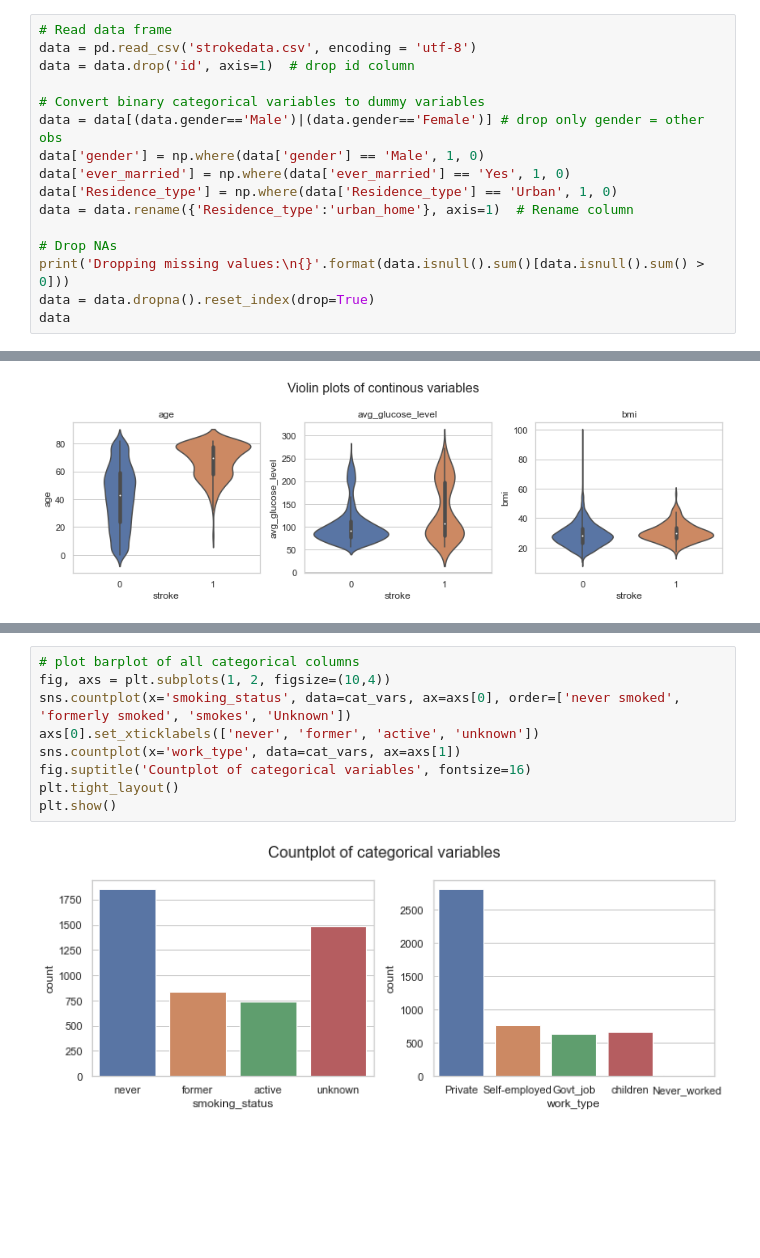
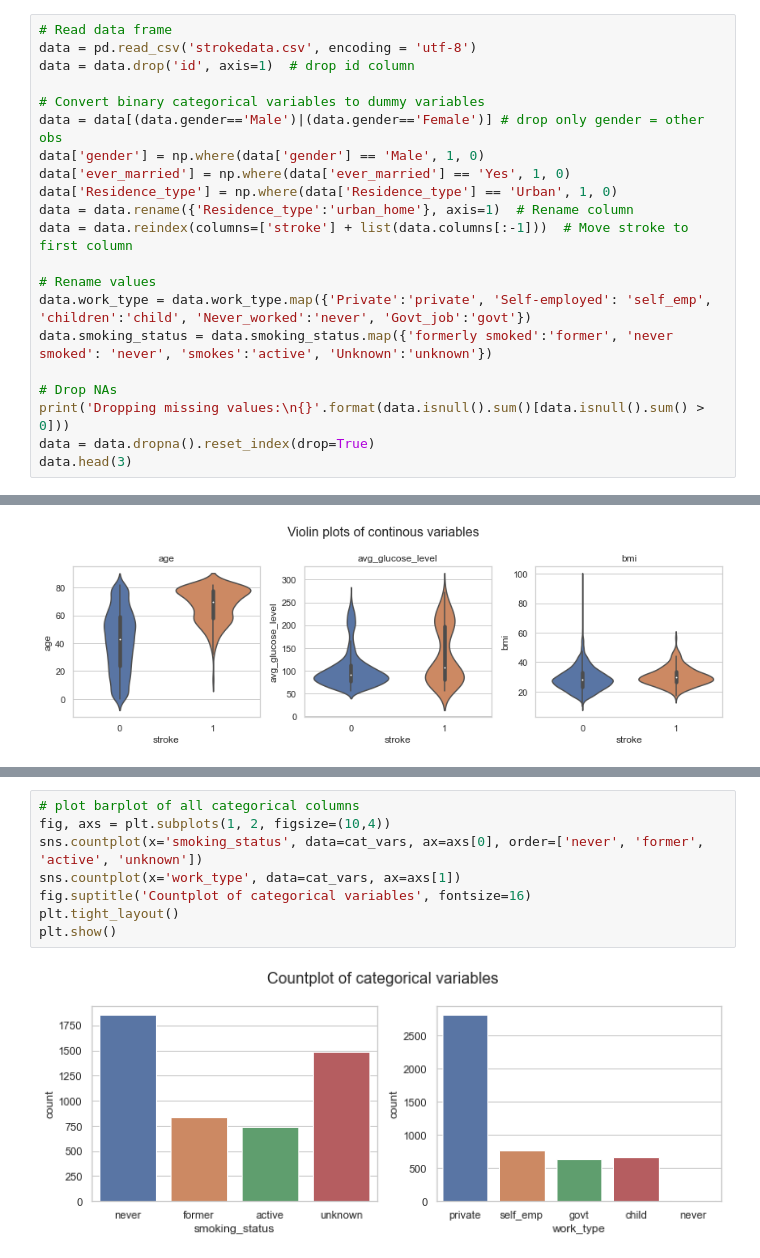
Before and after one commit to sddiener/Comparison-of-Decision-Tree-and-KNN-for-Stroke-Prediction, a Jupyter notebook: Preprocessing stroke.ipynb, the cells around one changed output, grey strips where cells are left out. Cells and saved outputs as stored; diff of their text form; blank space fills up the shorter version.

```diff
--- a/Preprocessing stroke.ipynb
+++ b/Preprocessing stroke.ipynb
@@ -19,11 +19,16 @@ data['gender'] = np.where(data['gender'] == 'Male', 1, 0)
 data['ever_married'] = np.where(data['ever_married'] == 'Yes', 1, 0)
 data['Residence_type'] = np.where(data['Residence_type'] == 'Urban', 1, 0)
 data = data.rename({'Residence_type':'urban_home'}, axis=1)  # Rename column
+data = data.reindex(columns=['stroke'] + list(data.columns[:-1]))  # Move stroke to first column
+
+# Rename values
+data.work_type = data.work_type.map({'Private':'private', 'Self-employed': 'self_emp', 'children':'child', 'Never_worked':'never', 'Govt_job':'govt'})
+data.smoking_status = data.smoking_status.map({'formerly smoked':'former', 'never smoked': 'never', 'smokes':'active', 'Unknown':'unknown'})
 
 # Drop NAs
 print('Dropping missing values:\n{}'.format(data.isnull().sum()[data.isnull().sum() > 0]))
 data = data.dropna().reset_index(drop=True)
-data
+data.head(3)
 # %% [output]
 Dropping missing values:
 bmi    201
@@ -99,14 +106,13 @@ plt.show()
 # %%
 # plot barplot of all categorical columns
 fig, axs = plt.subplots(1, 2, figsize=(10,4))
-sns.countplot(x='smoking_status', data=cat_vars, ax=axs[0], order=['never smoked', 'formerly smoked', 'smokes', 'Unknown'])
-axs[0].set_xticklabels(['never', 'former', 'active', 'unknown'])
+sns.countplot(x='smoking_status', data=cat_vars, ax=axs[0], order=['never', 'former', 'active', 'unknown'])
 sns.countplot(x='work_type', data=cat_vars, ax=axs[1])
 fig.suptitle('Countplot of categorical variables', fontsize=16)
 plt.tight_layout()
 plt.show()
 # %% [output]
-[figure, old version]
+[figure, new version]
 # %%
 # Create numeric correlation matrix
 corr_data = data.copy()
```
Also changed, not shown: parts of 5 cells of this notebook, 6 other files.
